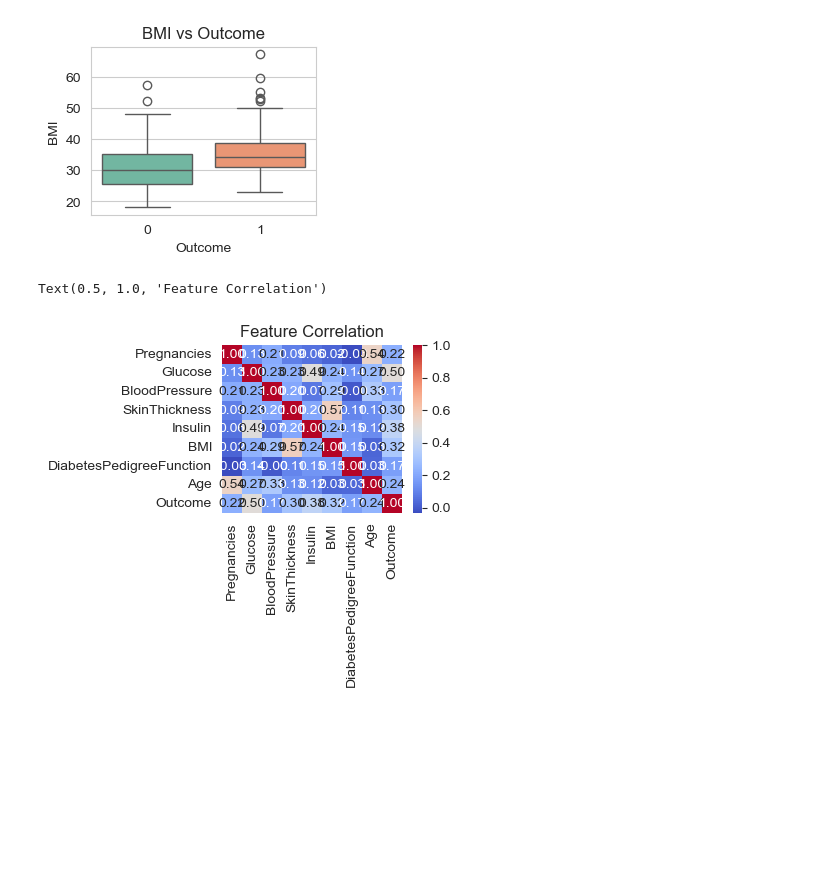
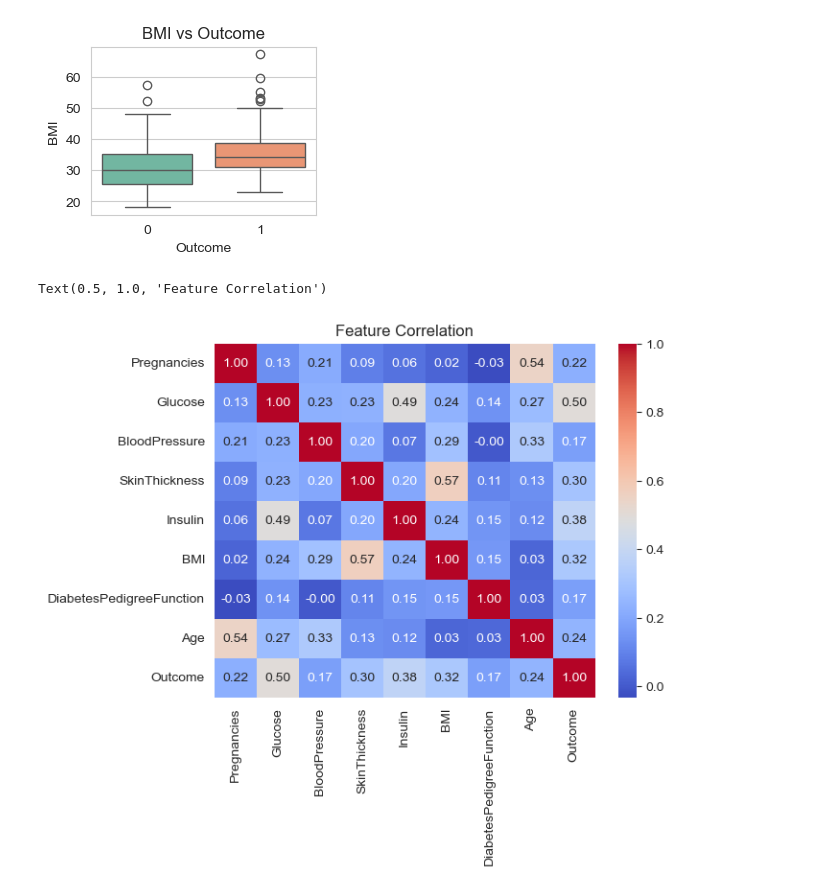
Before and after one commit to milanrai14/DeepLearning-Playground, a Jupyter notebook: Artifical Neural Network/DiabetesPrediction/notebook/DiabetesPrediction.ipynb, the cells around one changed output. Drawn from its saved outputs; the diff is of its cells as text; code cells hidden in the pictures; blank space fills up the shorter version.

```diff
--- a/Artifical Neural Network/DiabetesPrediction/notebook/DiabetesPrediction.ipynb
+++ b/Artifical Neural Network/DiabetesPrediction/notebook/DiabetesPrediction.ipynb
@@ -122,9 +122,9 @@ Text(0.5, 1.0, 'BMI vs Outcome')
 [figure]
 # %%
 # 4. Correlation heatmap
-plt.subplot(2, 2, 4)
+
 sns.heatmap(df_work.corr(), annot=True, cmap="coolwarm", fmt=".2f")
 plt.title("Feature Correlation")
 # %% [output]
 Text(0.5, 1.0, 'Feature Correlation')
-[figure, old version]
+[figure, new version]
```
Also changed, not shown: parts of 1 cell of this notebook.
